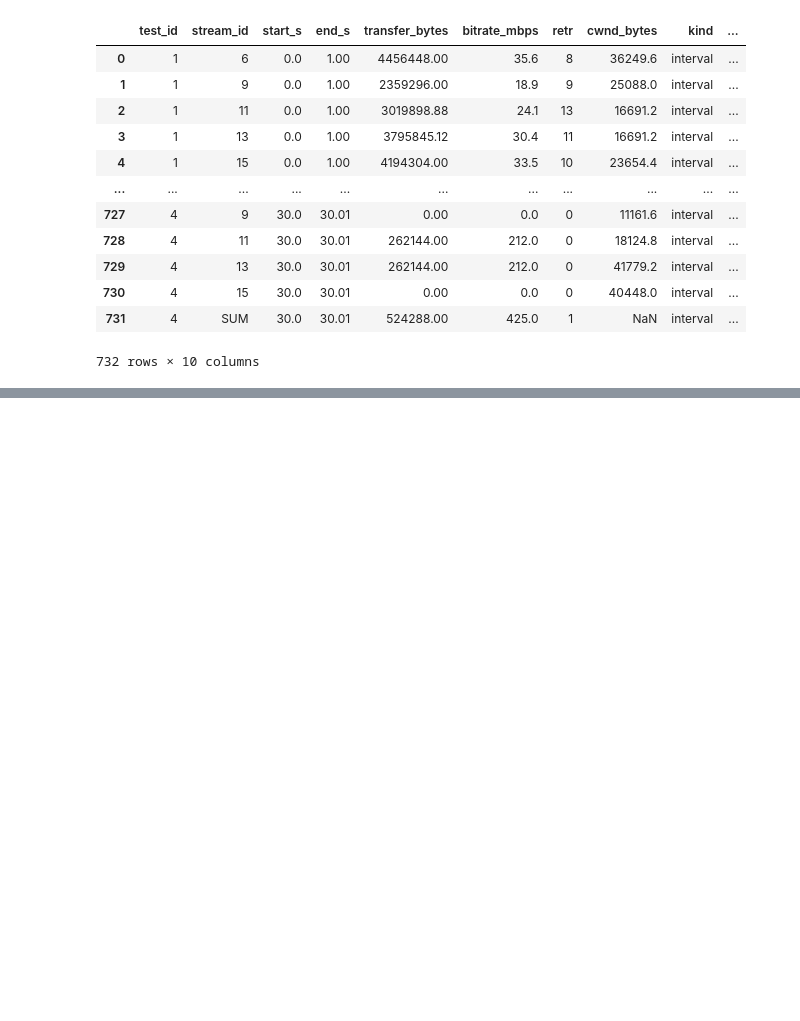
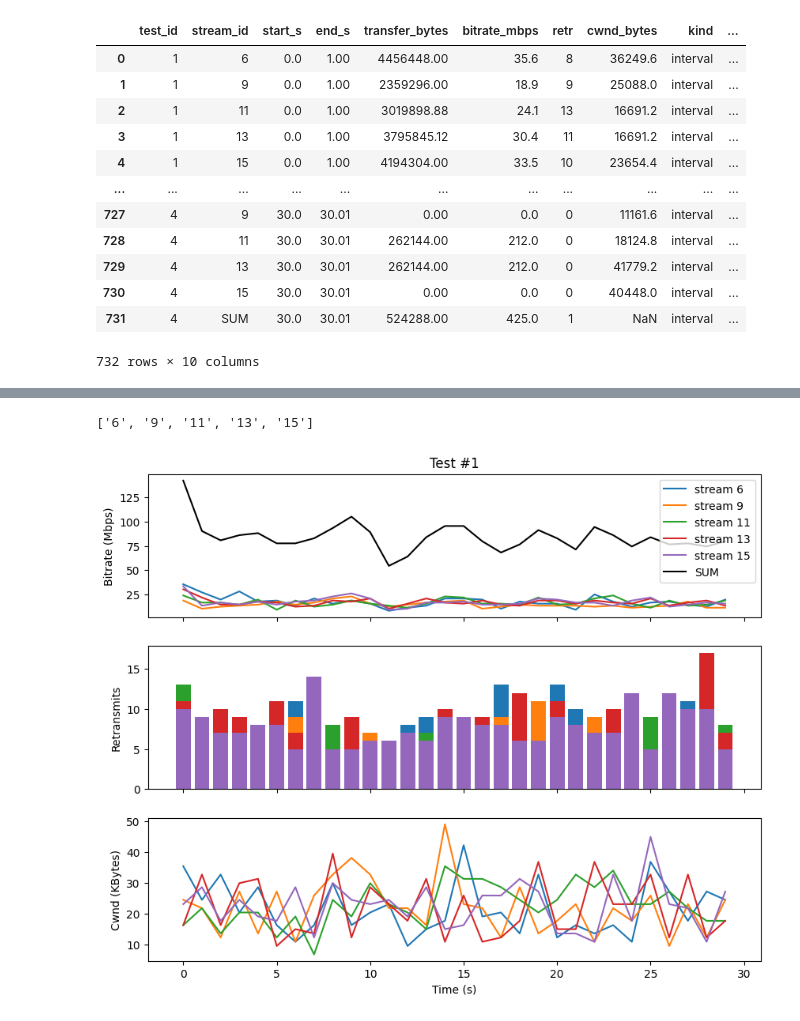
Before and after one commit to jehuddleston/en601616finalproject, a Jupyter notebook: main.ipynb, the cells around one changed output, grey strips where cells are left out. Cells and saved outputs as stored; diff of their text form; code cells hidden in the pictures; blank space fills up the shorter version.

Commit message:
added plots for bitrate, retransmission count, and cwnd size

```diff
--- a/main.ipynb
+++ b/main.ipynb
@@ -135,0 +152,53 @@ df_intervals
+# %%
+import matplotlib.pyplot as plt
+import numpy as np
+
+# list of stream ids
+stream_ids = sorted(
+    [sid for sid in df_intervals["stream_id"].unique() if sid != "SUM"],
+    key=int
+)
+print(stream_ids)
+
+# make one figure for each test
+for test_id in sorted(df["test_id"].unique()):
+    chunk = df[df["test_id"] == test_id]
+
+    # set axes and dimensions
+    fig, axes = plt.subplots(3, 1, figsize=(10, 8), sharex=True)
+    ax_br, ax_retr, ax_cwnd = axes
+
+    # (1) bitrate plot
+    for sid in stream_ids:
+        curr_stream = chunk[chunk["stream_id"] == sid]
+        ax_br.plot(curr_stream["start_s"], curr_stream["bitrate_mbps"], label=f"stream {sid}")
+
+    s_sum = chunk[chunk["stream_id"] == "SUM"]
+    ax_br.plot(s_sum["start_s"], s_sum["bitrate_mbps"], color="black", label="SUM")
+
+    ax_br.set_ylabel("Bitrate (Mbps)")
+    ax_br.set_title(f"Test #{test_id}")
+    ax_br.legend()
+
+    # (2) retransmission count plot
+    for sid in stream_ids:
+        curr_stream = chunk[chunk["stream_id"] == sid]
+        ax_retr.bar(curr_stream["start_s"], curr_stream["retr"], label=f"stream {sid}")
+
+    ax_retr.set_ylabel("Retransmits")
+
+    # (3) congestion window size plot
+    for sid in stream_ids:
+        curr_stream = chunk[chunk["stream_id"] == sid]
+        ax_cwnd.plot(curr_stream["start_s"], curr_stream["cwnd_bytes"] / 1024, label=f"stream {sid}")
+
+    ax_cwnd.set_ylabel("Cwnd (KBytes)")
+    ax_cwnd.set_xlabel("Time (s)")
+
+    plt.show()
+
+    # plot for just one test for now, comment it out
+    break
+# %% [output]
+['6', '9', '11', '13', '15']
+[figure, added]
```
Also changed, not shown: parts of 7 cells of this notebook.
